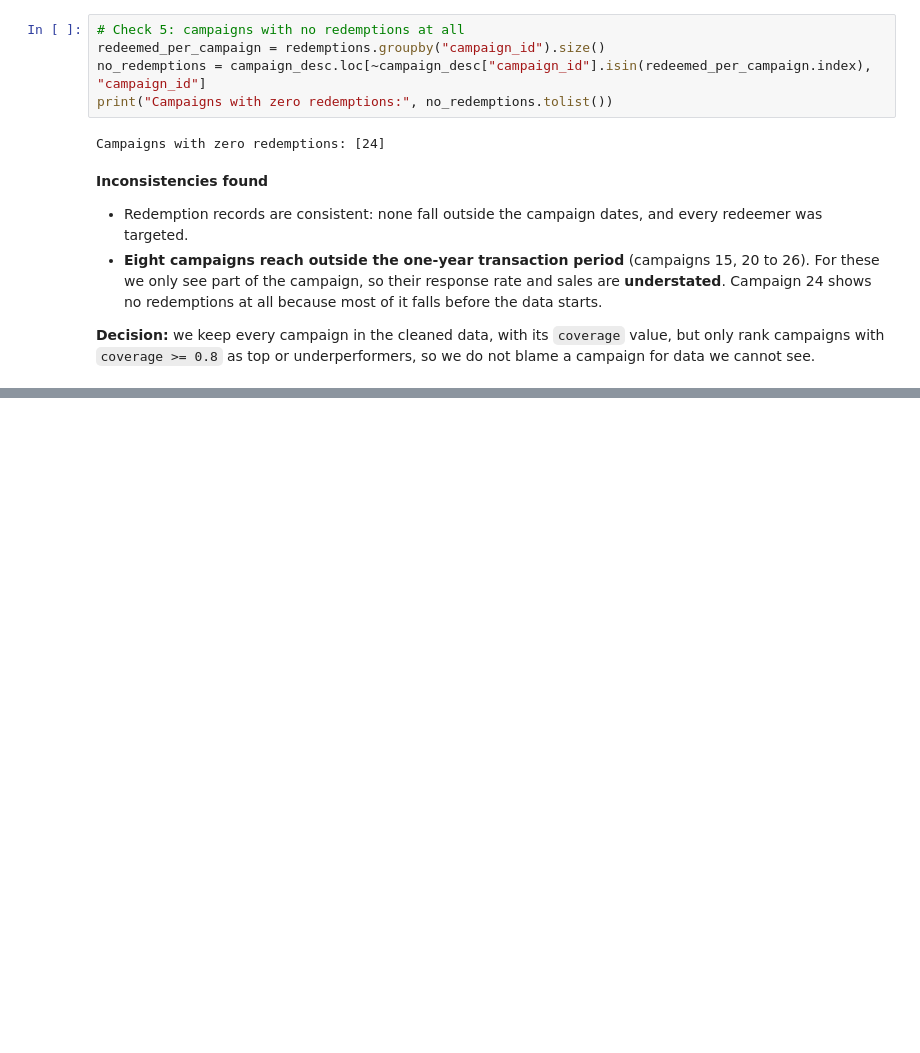
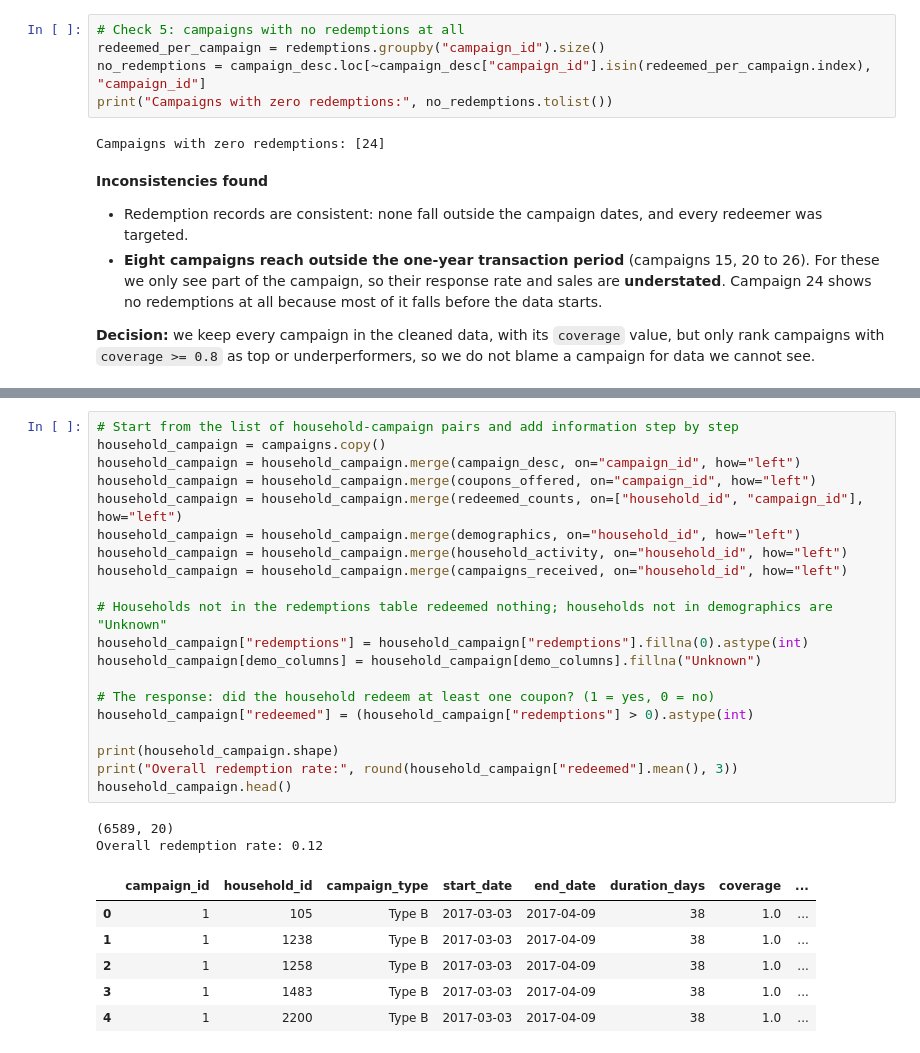
Before and after one commit to suhaivmansingh/Marketing_Campaign_Analysis, a Jupyter notebook: Marketing_Campaign_Analysis.ipynb, the cells around one changed output, grey strips where cells are left out. Drawn from its saved outputs; the diff is of its cells as text; blank space fills up the shorter version.

```diff
--- a/Marketing_Campaign_Analysis.ipynb
+++ b/Marketing_Campaign_Analysis.ipynb
@@ -316,0 +341,29 @@ Campaigns with zero redemptions: [24]
+# %%
+# Start from the list of household-campaign pairs and add information step by step
+household_campaign = campaigns.copy()
+household_campaign = household_campaign.merge(campaign_desc, on="campaign_id", how="left")
+household_campaign = household_campaign.merge(coupons_offered, on="campaign_id", how="left")
+household_campaign = household_campaign.merge(redeemed_counts, on=["household_id", "campaign_id"], how="left")
+household_campaign = household_campaign.merge(demographics, on="household_id", how="left")
+household_campaign = household_campaign.merge(household_activity, on="household_id", how="left")
+household_campaign = household_campaign.merge(campaigns_received, on="household_id", how="left")
+
+# Households not in the redemptions table redeemed nothing; households not in demographics are "Unknown"
+household_campaign["redemptions"] = household_campaign["redemptions"].fillna(0).astype(int)
+household_campaign[demo_columns] = household_campaign[demo_columns].fillna("Unknown")
+
+# The response: did the household redeem at least one coupon? (1 = yes, 0 = no)
+household_campaign["redeemed"] = (household_campaign["redemptions"] > 0).astype(int)
+
+print(household_campaign.shape)
+print("Overall redemption rate:", round(household_campaign["redeemed"].mean(), 3))
+household_campaign.head()
+# %% [output]
+(6589, 20)
+Overall redemption rate: 0.12
+|  | campaign_id | household_id | campaign_type | start_date | end_date | duration_days | coverage | ... |
+| 0 | 1 | 105 | Type B | 2017-03-03 | 2017-04-09 | 38 | 1.0 | ... |
+| 1 | 1 | 1238 | Type B | 2017-03-03 | 2017-04-09 | 38 | 1.0 | ... |
+| 2 | 1 | 1258 | Type B | 2017-03-03 | 2017-04-09 | 38 | 1.0 | ... |
+| 3 | 1 | 1483 | Type B | 2017-03-03 | 2017-04-09 | 38 | 1.0 | ... |
+| 4 | 1 | 2200 | Type B | 2017-03-03 | 2017-04-09 | 38 | 1.0 | ... |
```
Also changed, not shown: parts of 21 cells of this notebook, 2 other files.
